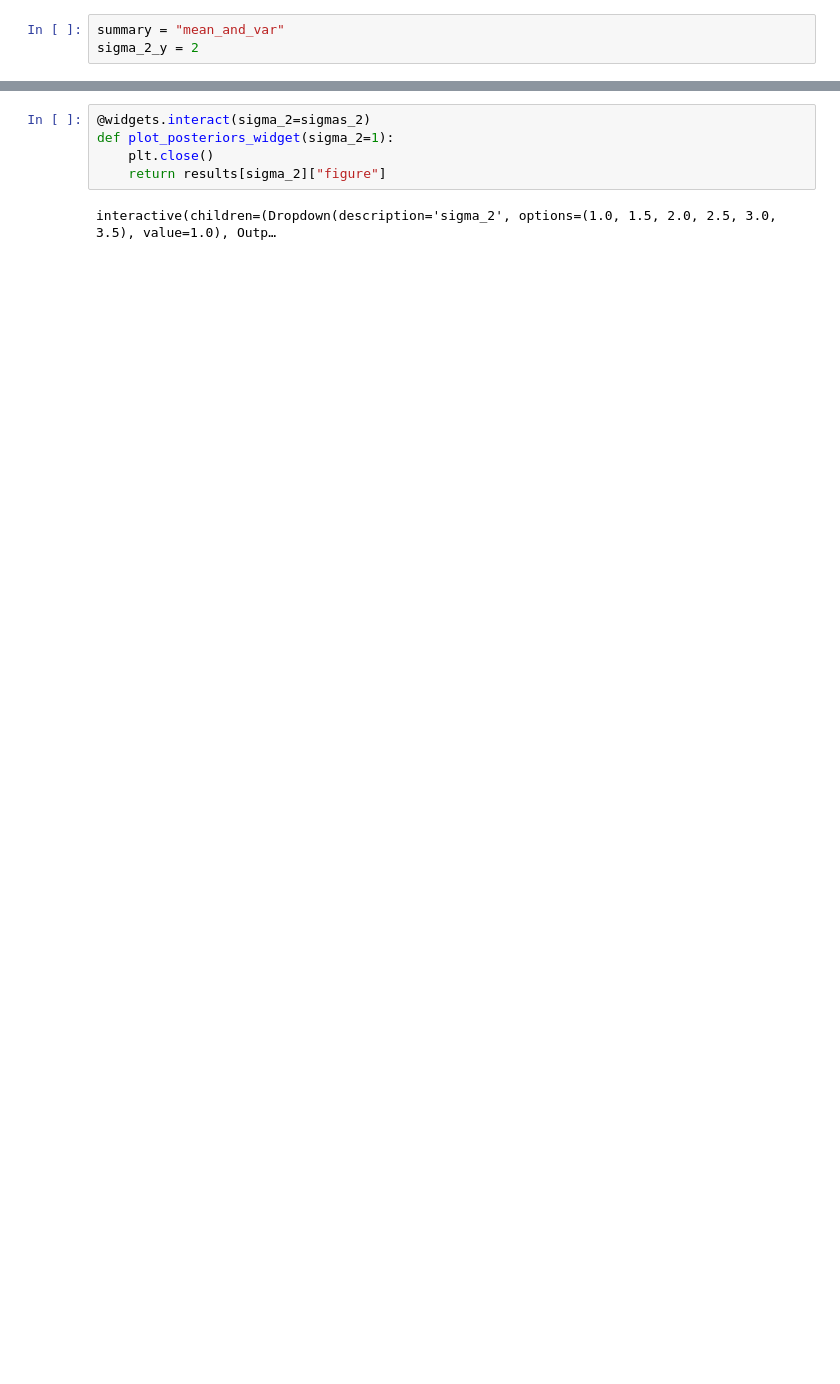
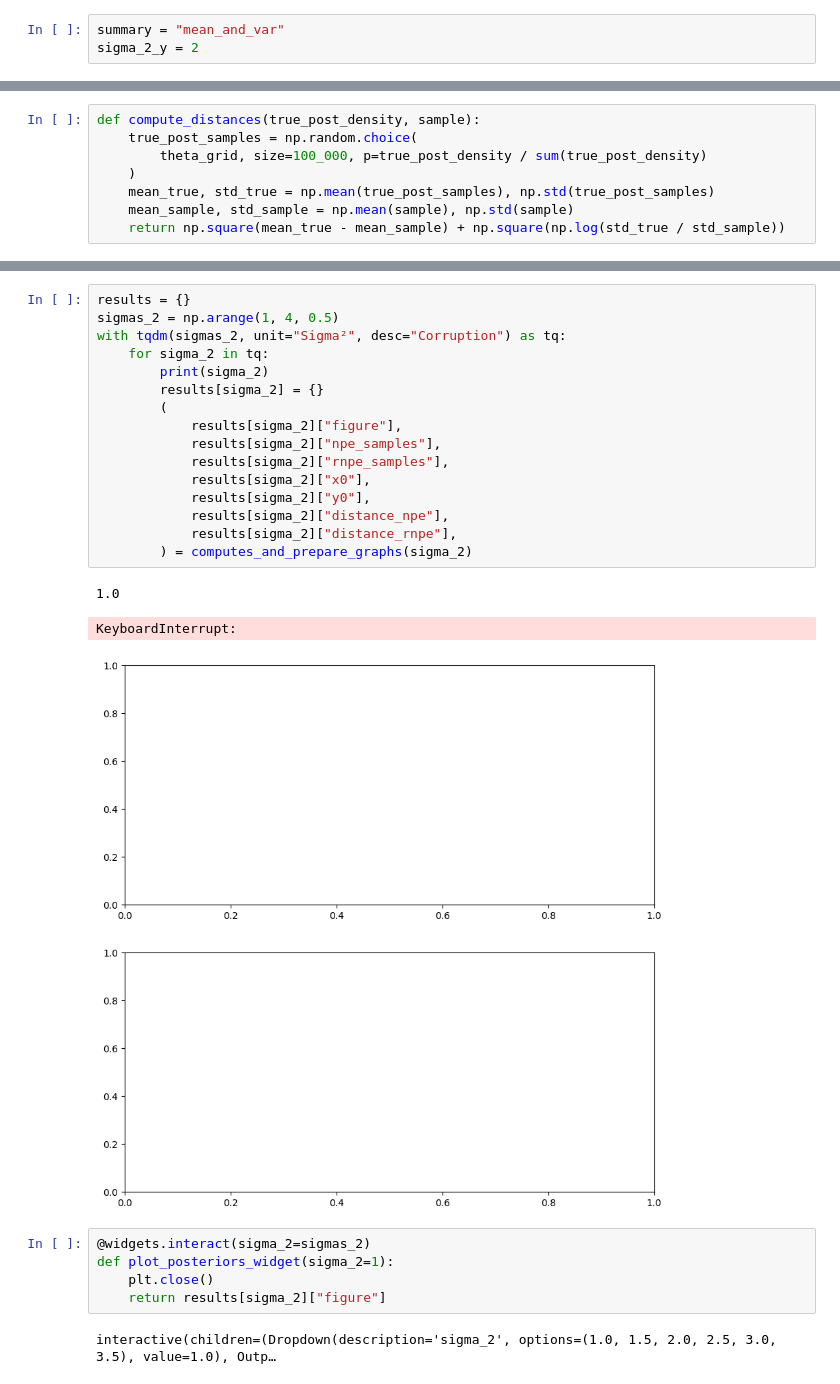
Before and after one commit to MouzaouiMatthieu/PFE, a Jupyter notebook: RNPE.ipynb, the cells around one changed output, grey strips where cells are left out. Cells and saved outputs as stored; diff of their text form; blank space fills up the shorter version.

```diff
--- a/RNPE.ipynb
+++ b/RNPE.ipynb
@@ -536,0 +495,8 @@ with tqdm(sigmas_2, unit ='Sigma²', desc='Corruption') as tq:
+# %%
+def compute_distances(true_post_density, sample):
+    true_post_samples = np.random.choice(
+        theta_grid, size=100_000, p=true_post_density / sum(true_post_density)
+    )
+    mean_true, std_true = np.mean(true_post_samples), np.std(true_post_samples)
+    mean_sample, std_sample = np.mean(sample), np.std(sample)
+    return np.square(mean_true - mean_sample) + np.square(np.log(std_true / std_sample))
@@ -537,3 +648,23 @@ with tqdm(sigmas_2, unit ='Sigma²', desc='Corruption') as tq:
+# %%
+results = {}
+sigmas_2 = np.arange(1, 4, 0.5)
+with tqdm(sigmas_2, unit="Sigma²", desc="Corruption") as tq:
+    for sigma_2 in tq:
+        print(sigma_2)
+        results[sigma_2] = {}
+        (
+            results[sigma_2]["figure"],
+            results[sigma_2]["npe_samples"],
+            results[sigma_2]["rnpe_samples"],
+            results[sigma_2]["x0"],
+            results[sigma_2]["y0"],
+            results[sigma_2]["distance_npe"],
+            results[sigma_2]["distance_rnpe"],
+        ) = computes_and_prepare_graphs(sigma_2)
+# %% [output]
+1.0
+KeyboardInterrupt:
+[figure, added]
 # %%
 @widgets.interact(sigma_2=sigmas_2)
 def plot_posteriors_widget(sigma_2=1):
```
Also changed, not shown: parts of 47 cells of this notebook.
